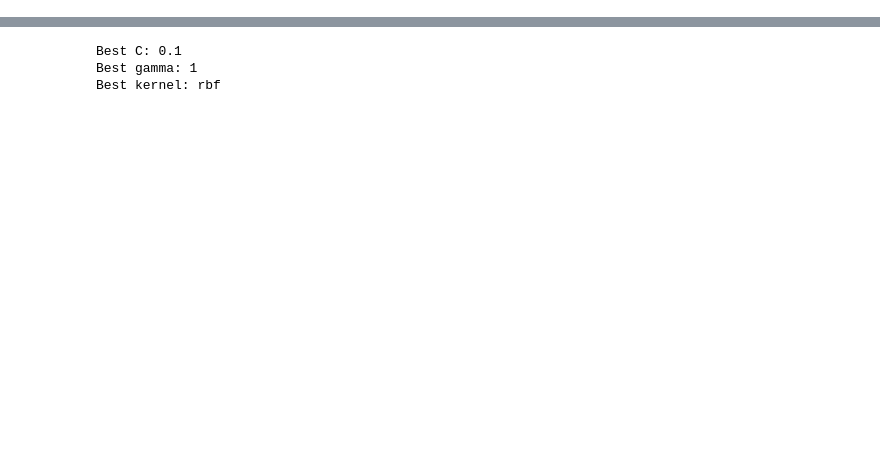
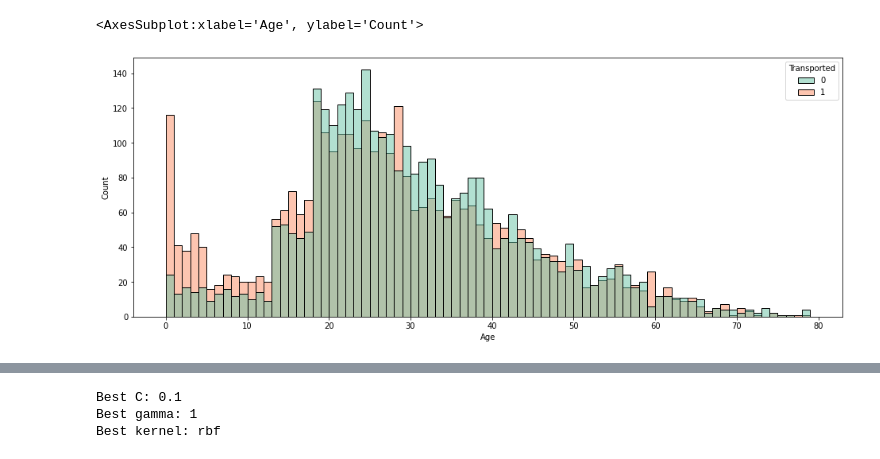
Before and after one commit to dpatularu/ai-final-project, a Jupyter notebook: final.ipynb, the cells around one changed output, grey strips where cells are left out. Drawn from its saved outputs; the diff is of its cells as text; code cells hidden in the pictures; blank space fills up the shorter version.

```diff
--- a/final.ipynb
+++ b/final.ipynb
@@ -38,0 +70,7 @@ Num attributes:  20
+# %%
+plt.figure(figsize=(16,6))
+
+sns.histplot(data=train, x='Age', hue='Transported', binwidth=1)
+# %% [output]
+<AxesSubplot:xlabel='Age', ylabel='Count'>
+[figure, added]
```
Also changed, not shown: parts of 16 cells of this notebook.
